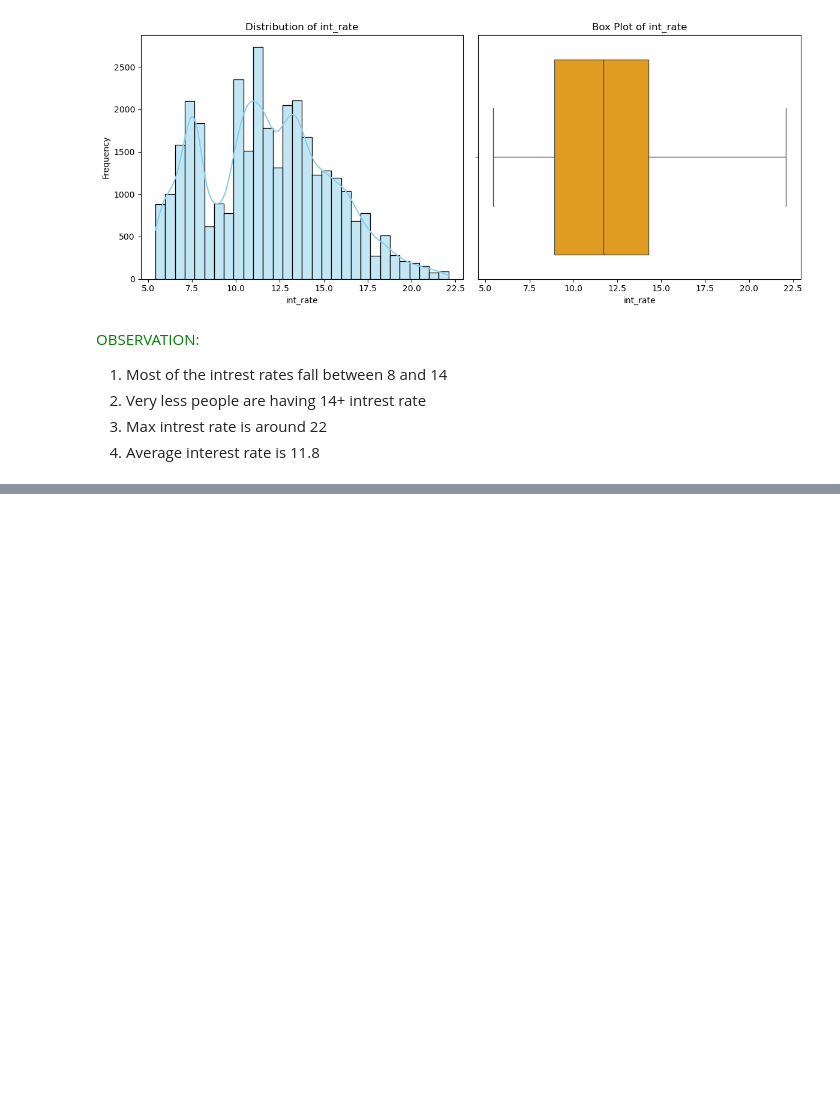
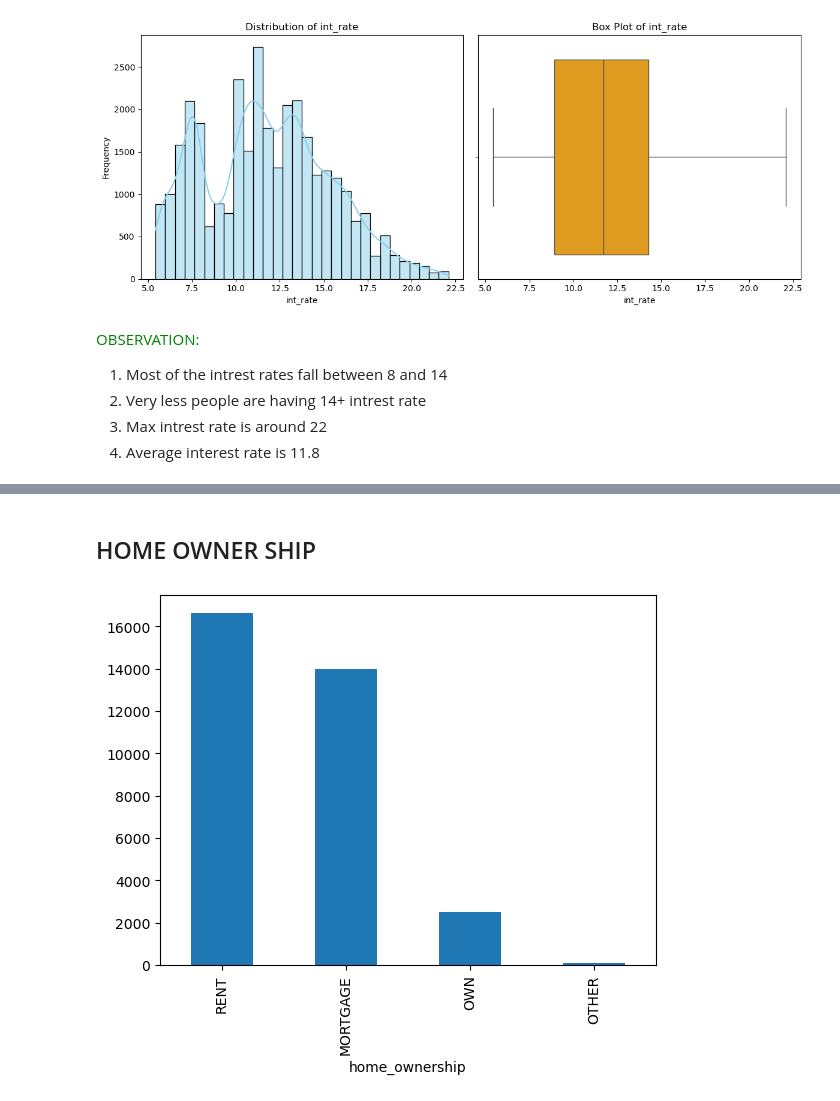
Before and after one commit to sunilkumarrudragada/LendingClubCaseStudy, a Jupyter notebook: sunil_kumar.ipynb, the cells around one changed output, grey strips where cells are left out. Cells and saved outputs as stored; diff of their text form; code cells hidden in the pictures; blank space fills up the shorter version.

```diff
--- a/sunil_kumar.ipynb
+++ b/sunil_kumar.ipynb
@@ -783,0 +795,7 @@ Name: int_rate, dtype: float64
+# %% [markdown]
+## HOME OWNER SHIP
+# %%
+df['home_ownership'].value_counts().plot.bar()
+plt.show()
+# %% [output]
+[figure, added]
```
Also changed, not shown: parts of 12 cells of this notebook.
